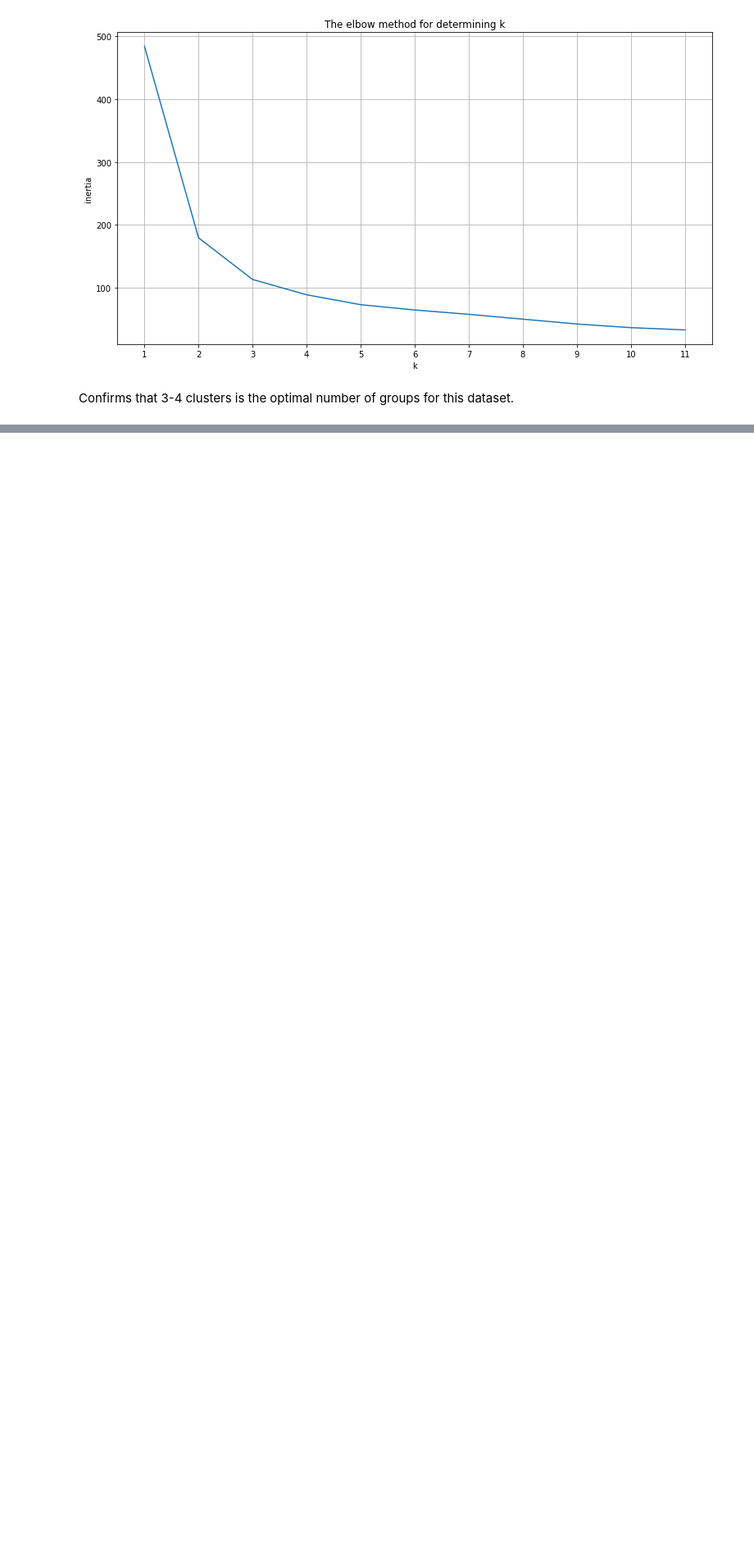
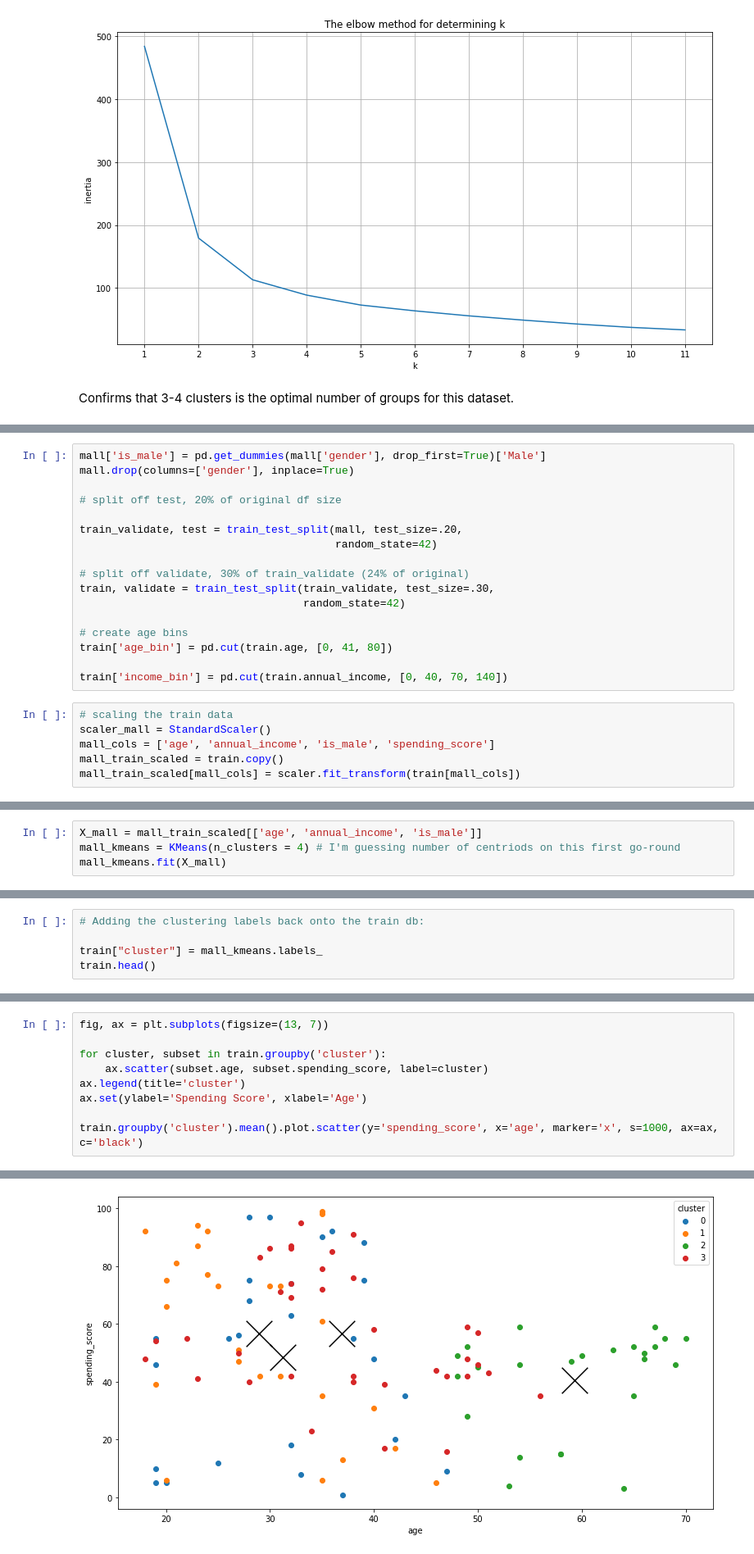
Before and after one commit to lukewbecker/clustering-exercises, a Jupyter notebook: modeling.ipynb, the cells around one changed output, grey strips where cells are left out. Shown: that part at 82% size. Saved outputs shown, nothing was run; the diff lists cells and outputs as text; blank space fills up the shorter version.

```diff
--- a/modeling.ipynb
+++ b/modeling.ipynb
@@ -293,0 +305,23 @@ Confirms that 3-4 clusters is the optimal number of groups for this dataset.
+# %%
+mall['is_male'] = pd.get_dummies(mall['gender'], drop_first=True)['Male']
+mall.drop(columns=['gender'], inplace=True)
+
+# split off test, 20% of original df size
+
+train_validate, test = train_test_split(mall, test_size=.20,
+                                        random_state=42)
+
+# split off validate, 30% of train_validate (24% of original)
+train, validate = train_test_split(train_validate, test_size=.30,
+                                   random_state=42)
+
+# create age bins
+train['age_bin'] = pd.cut(train.age, [0, 41, 80])
+
+train['income_bin'] = pd.cut(train.annual_income, [0, 40, 70, 140])
+# %%
+# scaling the train data
+scaler_mall = StandardScaler()
+mall_cols = ['age', 'annual_income', 'is_male', 'spending_score']
+mall_train_scaled = train.copy()
+mall_train_scaled[mall_cols] = scaler.fit_transform(train[mall_cols])
@@ -293,0 +340,4 @@ Confirms that 3-4 clusters is the optimal number of groups for this dataset.
+# %%
+X_mall = mall_train_scaled[['age', 'annual_income', 'is_male']]
+mall_kmeans = KMeans(n_clusters = 4) # I'm guessing number of centriods on this first go-round
+mall_kmeans.fit(X_mall)
@@ -293,0 +364,5 @@ Confirms that 3-4 clusters is the optimal number of groups for this dataset.
+# %%
+# Adding the clustering labels back onto the train db:
+
+train["cluster"] = mall_kmeans.labels_
+train.head()
@@ -293,0 +388,10 @@ Confirms that 3-4 clusters is the optimal number of groups for this dataset.
+# %%
+fig, ax = plt.subplots(figsize=(13, 7))
+
+for cluster, subset in train.groupby('cluster'):
+    ax.scatter(subset.age, subset.spending_score, label=cluster)
+ax.legend(title='cluster')
+ax.set(ylabel='Spending Score', xlabel='Age')
+
+train.groupby('cluster').mean().plot.scatter(y='spending_score', x='age', marker='x', s=1000, ax=ax, c='black')
+# %% [output]
@@ -293,0 +399 @@ Confirms that 3-4 clusters is the optimal number of groups for this dataset.
+[figure, added]
```
Also changed, not shown: parts of 32 cells of this notebook.
